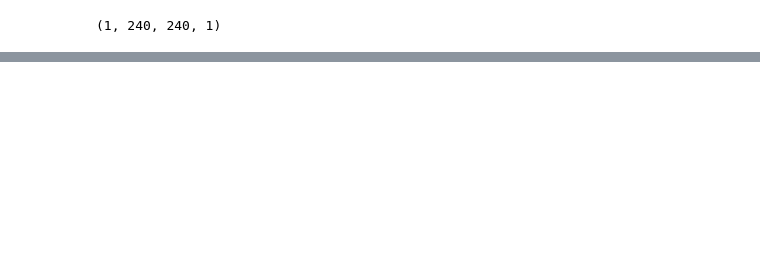
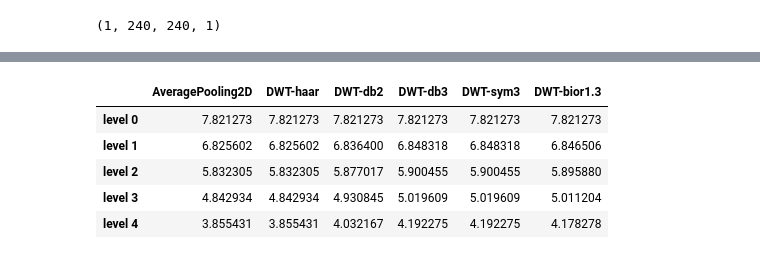
Before and after one commit to Timorleiderman/tensorflow-wavelets, a Jupyter notebook: getting_started/pyramid_entorpy.ipynb, the cells around one changed output, grey strips where cells are left out. Saved outputs shown, nothing was run; the diff lists cells and outputs as text; code cells hidden in the pictures; blank space fills up the shorter version.

```diff
--- a/getting_started/pyramid_entorpy.ipynb
+++ b/getting_started/pyramid_entorpy.ipynb
@@ -189,0 +105,10 @@ iter_plot_ll_lh_hl_hh(img_ex, 4, "haar")
+# %%
+df = pd.DataFrame(res)
+df
+# %% [output]
+|  | AveragePooling2D | DWT-haar | DWT-db2 | DWT-db3 | DWT-sym3 | DWT-bior1.3 |
+| level 0 | 7.821273 | 7.821273 | 7.821273 | 7.821273 | 7.821273 | 7.821273 |
+| level 1 | 6.825602 | 6.825602 | 6.836400 | 6.848318 | 6.848318 | 6.846506 |
+| level 2 | 5.832305 | 5.832305 | 5.877017 | 5.900455 | 5.900455 | 5.895880 |
+| level 3 | 4.842934 | 4.842934 | 4.930845 | 5.019609 | 5.019609 | 5.011204 |
+| level 4 | 3.855431 | 3.855431 | 4.032167 | 4.192275 | 4.192275 | 4.178278 |
```
Also changed, not shown: parts of 19 cells of this notebook.
